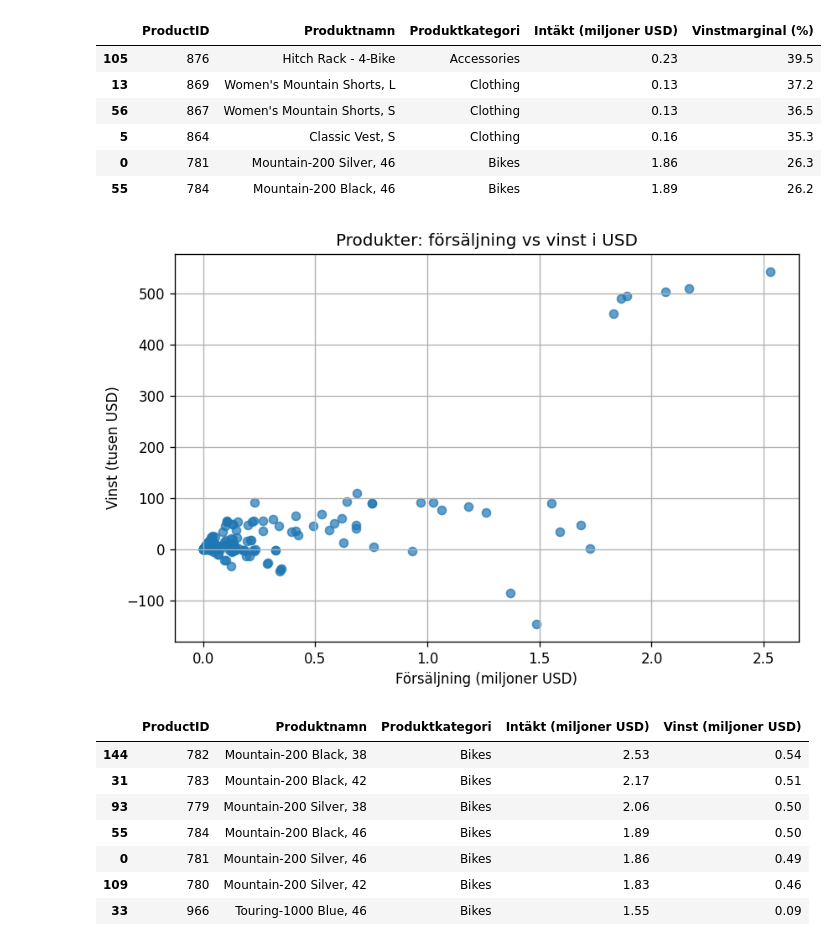
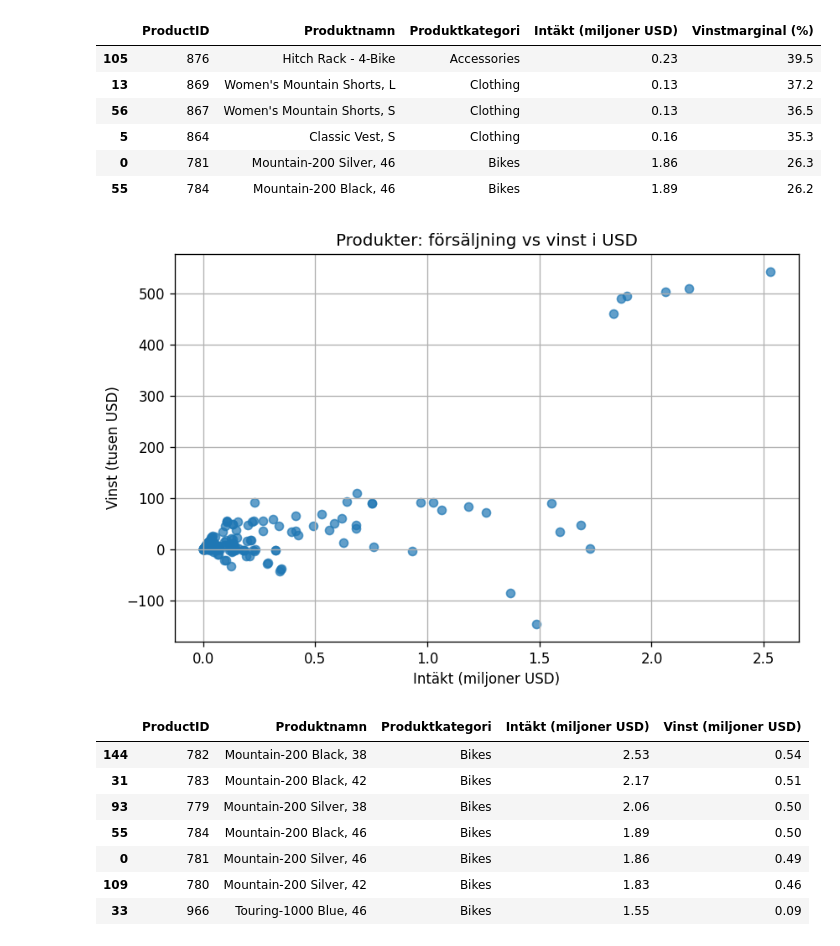
Before and after one commit to EliWei/SQL_uppgift_Dec25, a Jupyter notebook: Notebook.ipynb, the cells around one changed output. Cells and saved outputs as stored; diff of their text form; code cells hidden in the pictures.

```diff
--- a/Notebook.ipynb
+++ b/Notebook.ipynb
@@ -1169,21 +1162,21 @@ top_right_display.sort_values(
 # %%
 fig, ax = plt.subplots()
 
 ax.scatter(
     df_sales_profitmargin['Intäkt']/1000000,
     df_sales_profitmargin['Vinst']/1000,
     alpha=0.7
 )
 
-ax.set_xlabel('Försäljning (miljoner USD)')
+ax.set_xlabel('Intäkt (miljoner USD)')
 ax.set_ylabel('Vinst (tusen USD)')
 ax.set_title('Produkter: försäljning vs vinst i USD')
 
 ax.grid(True)
 
 plt.show()
 # %% [output]
-[figure, old version]
+[figure, new version]
 # %%
 sales_threshold = df_sales_profitmargin["Intäkt"].quantile(0.95)
 margin_threshold = df_sales_profitmargin["Vinst"].quantile(0.90)
```
Also changed, not shown: parts of 15 cells of this notebook, 1 other file.
